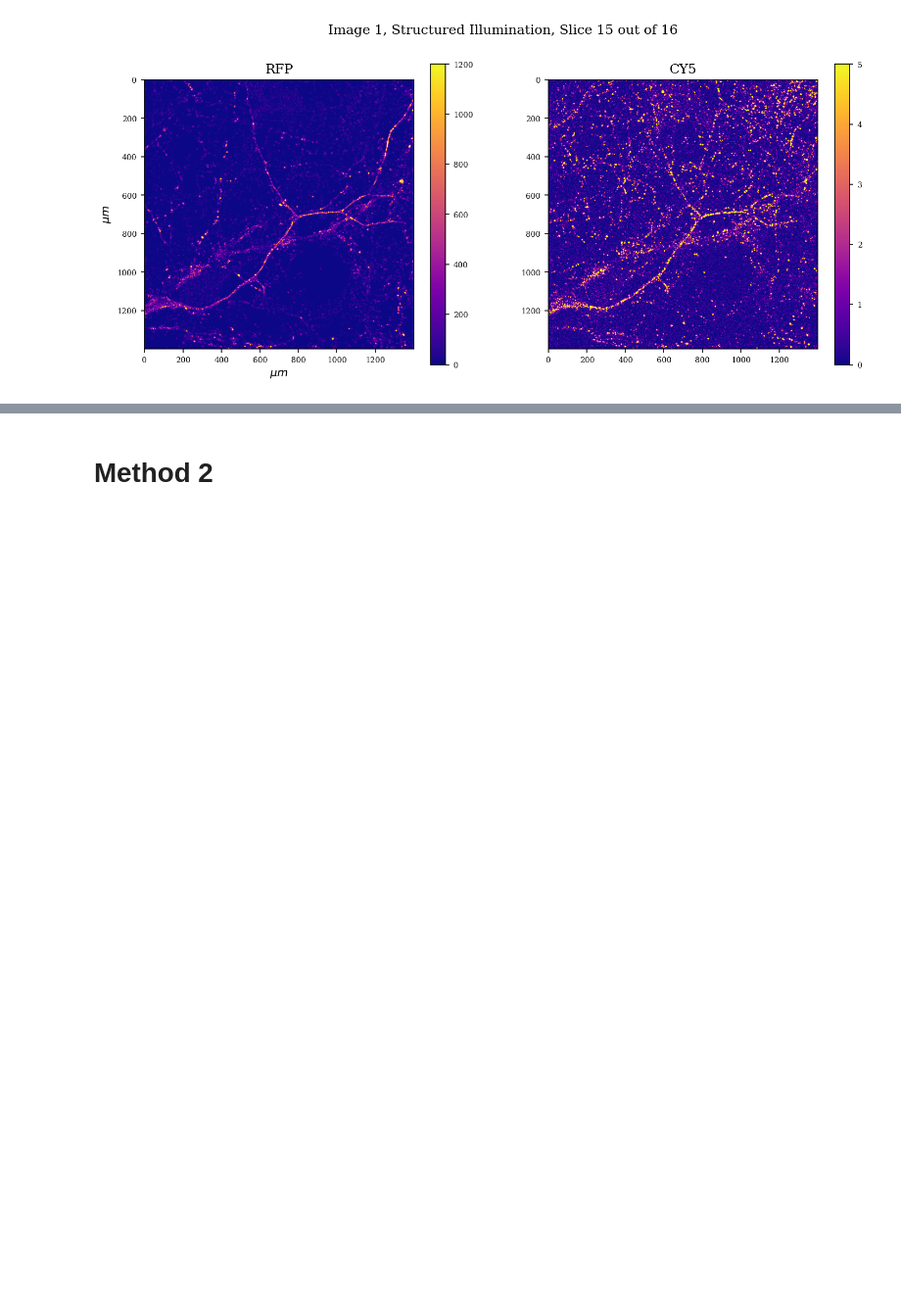
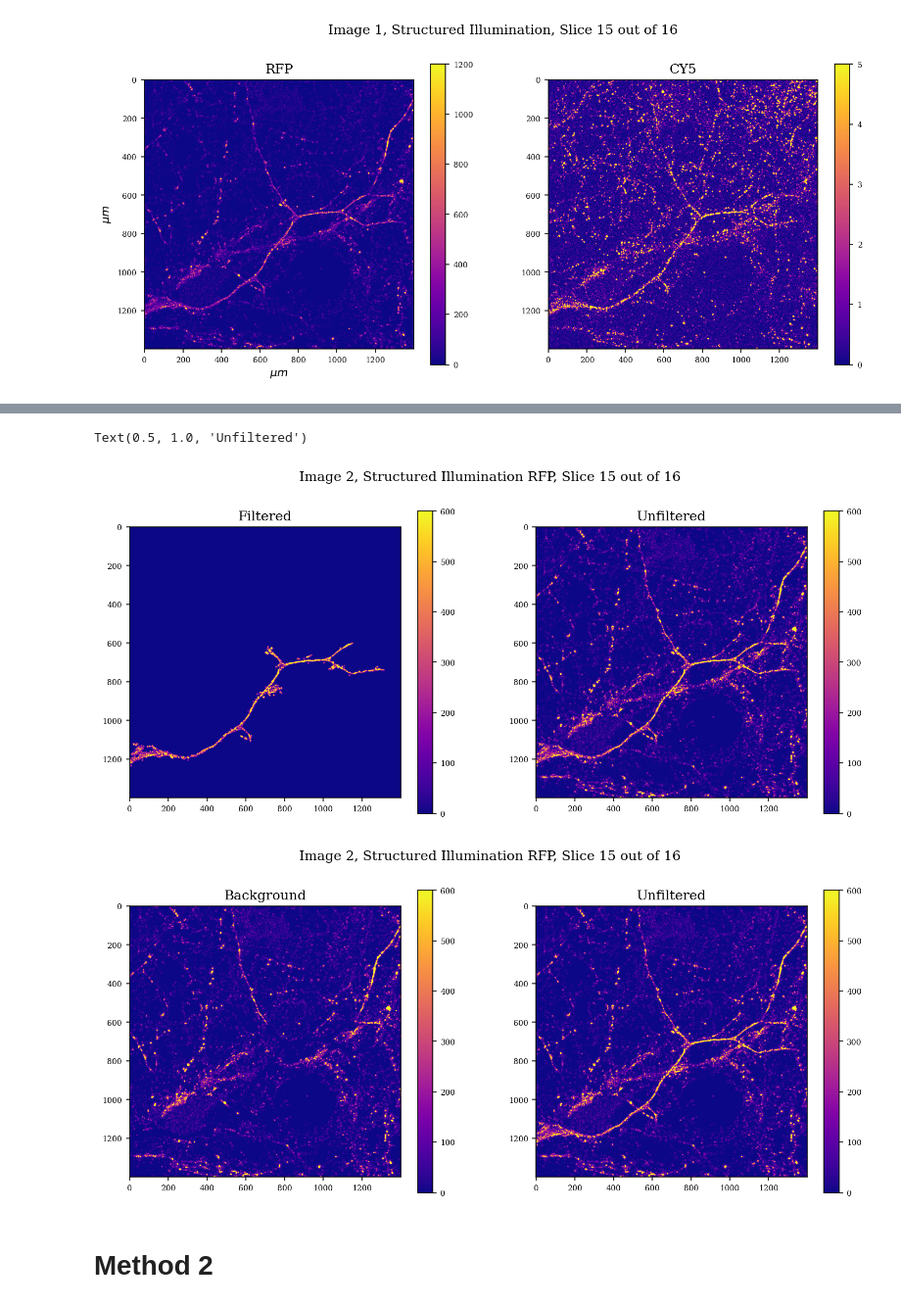
Before and after one commit to leonardocattarin/NeuronConnectivity, a Jupyter notebook: Microscopy_analysis.ipynb, the cells around one changed output, grey strips where cells are left out. Shown at 98% size. Cells and saved outputs as stored; diff of their text form; code cells hidden in the pictures; blank space fills up the shorter version.

```diff
--- a/Microscopy_analysis.ipynb
+++ b/Microscopy_analysis.ipynb
@@ -146,38 +161,42 @@ final_processed = final_component * img
 # %%
 fig, (ax1,ax2) = plt.subplots(1,2)
 
-fig.suptitle("Image 2, Structured Illumination RFP, Slice " + str(ii+1) + " out of " + str(N_layers))
+fig.suptitle("Image 2, Structured Illumination RFP, Slice " + str(n_img+1) + " out of " + str(N_layers))
 
 pos1 = ax1.imshow(final_processed)
 pos1.set_clim(0,600)
 fig.colorbar(pos1, ax=ax1)
 ax1.set_title("Filtered")
 
 
 
 
-pos2 = ax2.imshow(cv_img_2_str_RFP[ii])
+pos2 = ax2.imshow(cv_img_2_str_RFP[n_img])
 pos2.set_clim(0,600)
 fig.colorbar(pos2, ax=ax2)
 ax2.set_title("Unfiltered")
 
 
 
-filtered_negative = (1-final_processed) *  cv_img_2_str_RFP[ii]
+filtered_negative = (1-final_processed) *  cv_img_2_str_RFP[n_img]
 
 fig, (ax1,ax2) = plt.subplots(1,2)
 
-fig.suptitle("Image 2, Structured Illumination RFP, Slice " + str(ii+1) + " out of " + str(N_layers))
+fig.suptitle("Image 2, Structured Illumination RFP, Slice " + str(n_img+1) + " out of " + str(N_layers))
 
 pos1 = ax1.imshow(filtered_negative)
 pos1.set_clim(0,600)
 fig.colorbar(pos1, ax=ax1)
 ax1.set_title("Background")
 
-pos2 = ax2.imshow(cv_img_2_str_RFP[ii])
+pos2 = ax2.imshow(cv_img_2_str_RFP[n_img])
 pos2.set_clim(0,600)
 fig.colorbar(pos2, ax=ax2)
 ax2.set_title("Unfiltered")
+# %% [output]
+Text(0.5, 1.0, 'Unfiltered')
+[figure, added]
+[figure, added]
 # %% [markdown]
 # Method 2
 # %% [markdown]
```
Also changed, not shown: parts of 2 cells of this notebook, 1 other file.
